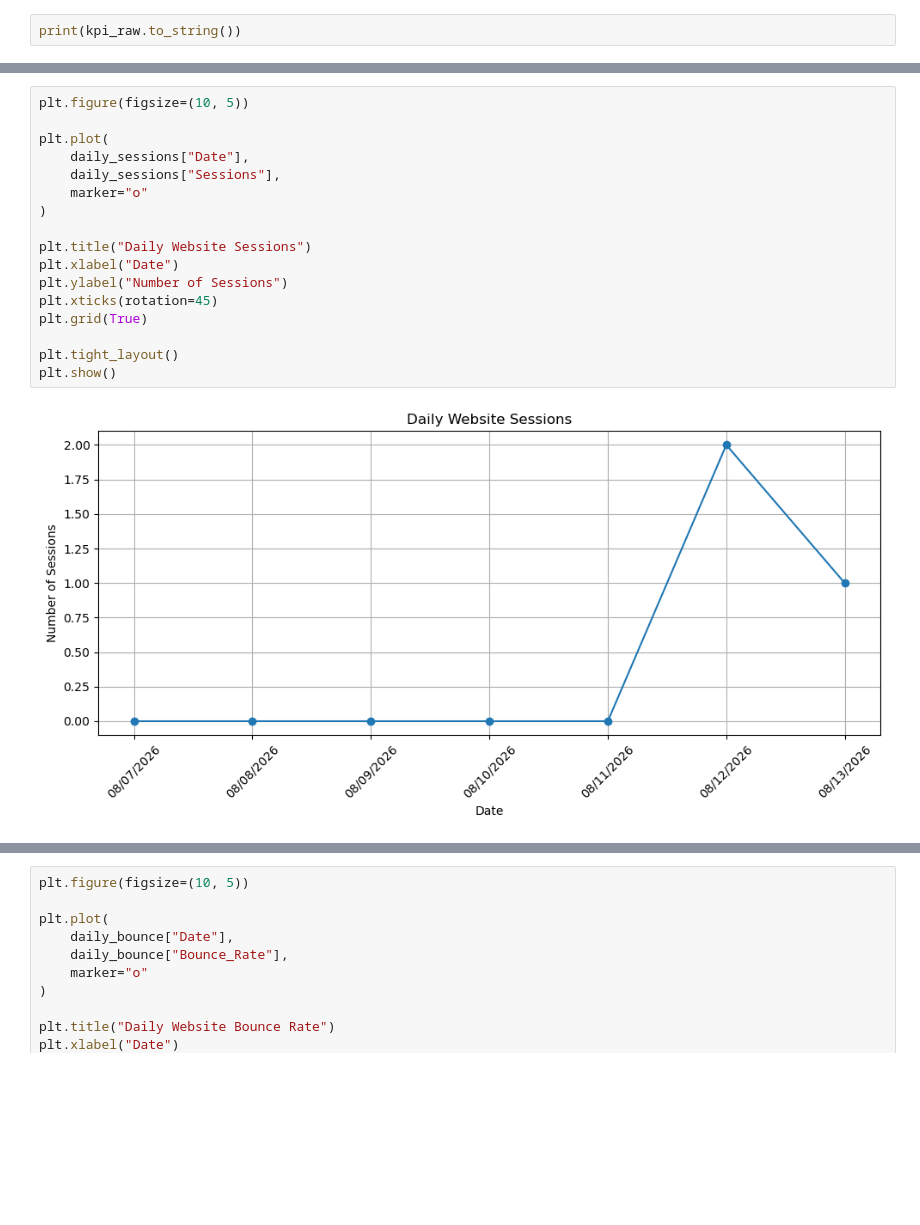
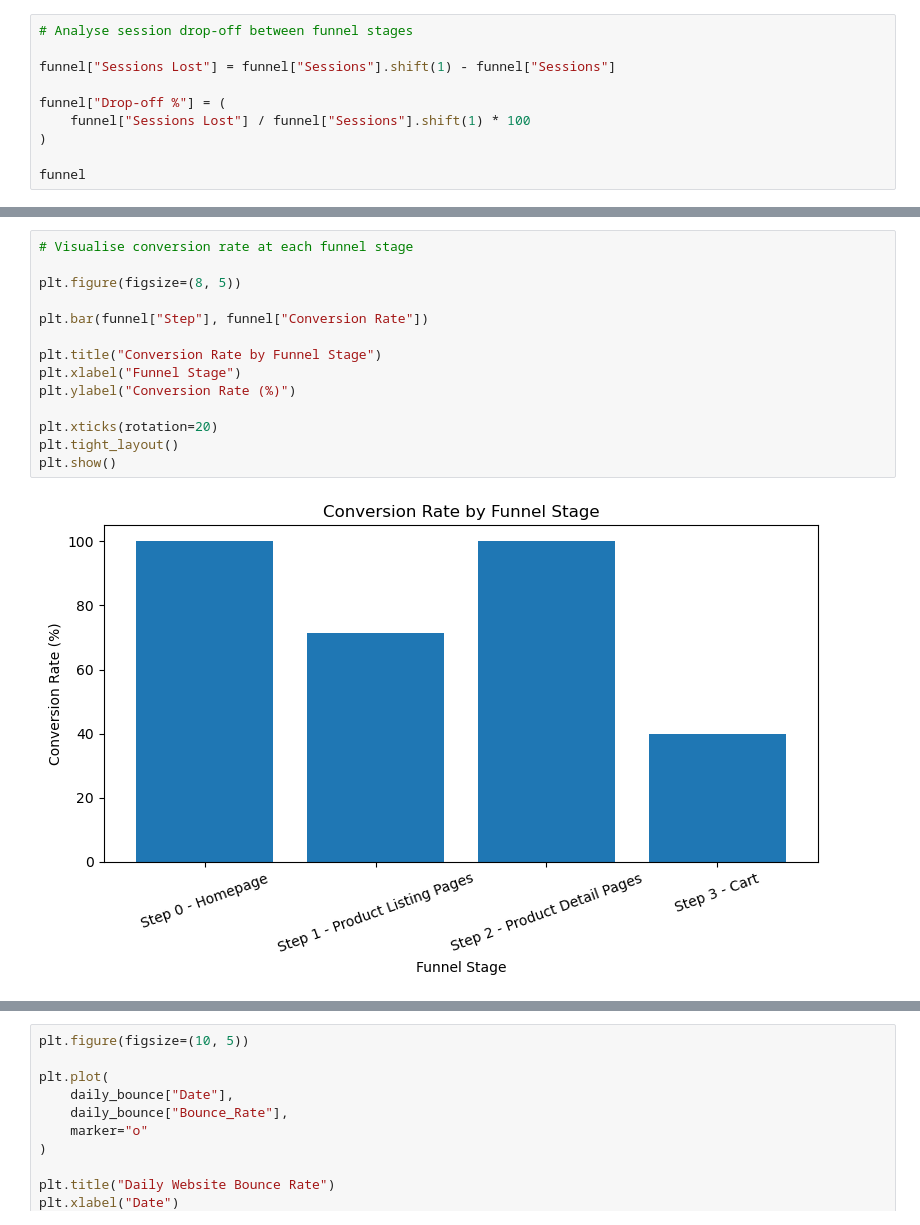
Before and after one commit to lomboto05-commits/contentsquare-website-analytics, a Jupyter notebook: ContentsquareAnalysis.ipynb, the cells around one changed output, grey strips where cells are left out. Saved outputs shown, nothing was run; the diff lists cells and outputs as text; blank space fills up the shorter version.

Commit message:
Add Contentsquare funnel analysis

```diff
--- a/ContentsquareAnalysis.ipynb
+++ b/ContentsquareAnalysis.ipynb
@@ -97,3 +117,11 @@ Bounce rate: nan %
 # %%
-print(kpi_raw.to_string())
+# Analyse session drop-off between funnel stages
+
+funnel["Sessions Lost"] = funnel["Sessions"].shift(1) - funnel["Sessions"]
+
+funnel["Drop-off %"] = (
+    funnel["Sessions Lost"] / funnel["Sessions"].shift(1) * 100
+)
+
+funnel
 # %% [output]
@@ -158,20 +161,17 @@ display(daily_sessions)
 # %%
-plt.figure(figsize=(10, 5))
+# Visualise conversion rate at each funnel stage
 
-plt.plot(
-    daily_sessions["Date"],
-    daily_sessions["Sessions"],
-    marker="o"
-)
+plt.figure(figsize=(8, 5))
 
-plt.title("Daily Website Sessions")
-plt.xlabel("Date")
-plt.ylabel("Number of Sessions")
-plt.xticks(rotation=45)
-plt.grid(True)
+plt.bar(funnel["Step"], funnel["Conversion Rate"])
 
+plt.title("Conversion Rate by Funnel Stage")
+plt.xlabel("Funnel Stage")
+plt.ylabel("Conversion Rate (%)")
+
+plt.xticks(rotation=20)
 plt.tight_layout()
 plt.show()
 # %% [output]
-[figure, old version]
+[figure, new version]
 # %%
```
Also changed, not shown: parts of 12 cells of this notebook, 4 other files.
